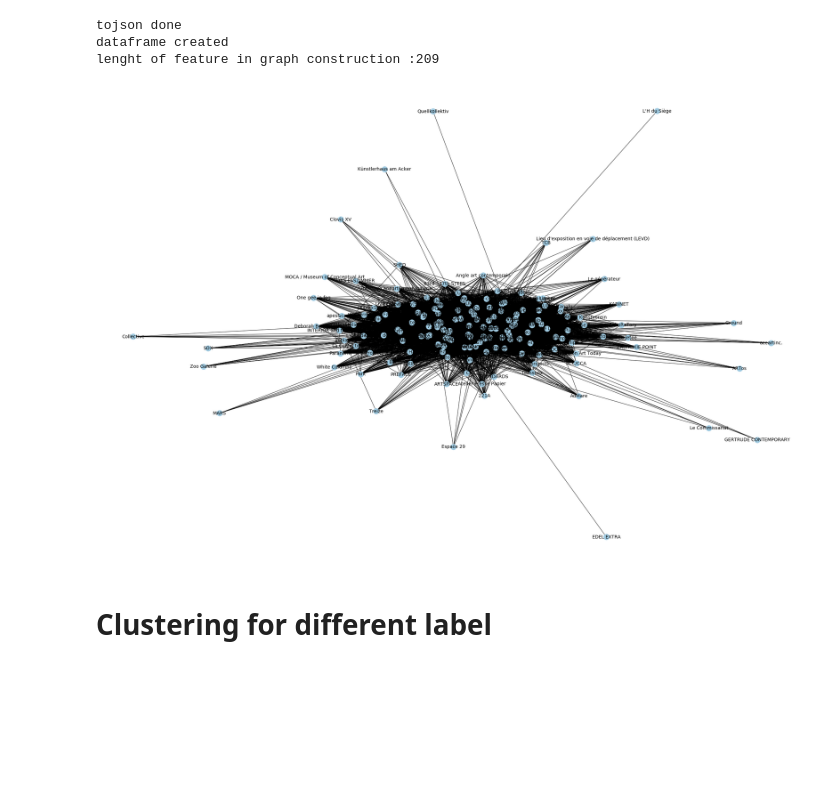
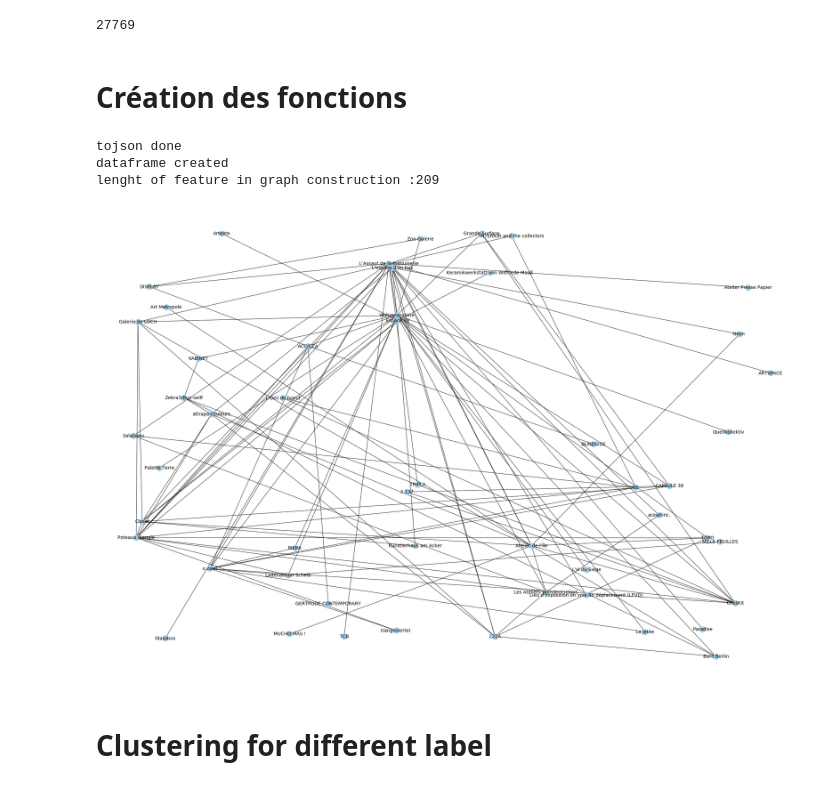
Before and after one commit to laab-orga/artist_run_spaces_marathon, a Jupyter notebook: Sandbox/Graph_implementation.ipynb, the cells around one changed output. Cells and saved outputs as stored; diff of their text form; code cells hidden in the pictures; blank space fills up the shorter version.

```diff
--- a/Sandbox/Graph_implementation.ipynb
+++ b/Sandbox/Graph_implementation.ipynb
@@ -58,0 +102,6 @@ def check_it(Dict,trad,ID_list,discri):
+# %%
+len(test)
+# %% [output]
+27769
+# %% [markdown]
+# Création des fonctions
@@ -89,15 +147,16 @@ def Create_network(trad,ID_list,discri,max_df,max_features=len(trad),
         G.add_edge(Network.iloc[i].A,Network.iloc[i].B, weight=int(Network.iloc[i].WEIGHTS)/5)
     return G , X , vectorizer, Network
 # %%
-G, X, vectorizer, Network=Create_network(trad,ID_list,discri,
-                                         max_df=0.4,max_features=len(trad))
+G, X, vectorizer, Network=Create_network(trad,ID_list,discri,max_features=len(trad))
 plt.rcParams['figure.figsize']=(30,20)
-nx.draw(G ,
-        node_color='#A0CBE2',
-        width=1, edge_cmap=plt.cm.Blues,
-        font_size=14, with_labels=True)
 # %% [output]
 tojson done
 dataframe created
 lenght of feature in graph construction :209
-[figure, removed]
+# %%
+nx.draw_random(G ,
+        node_color='#A0CBE2',
+        width=1, edge_cmap=plt.cm.Blues,
+        font_size=14, with_labels=True)
+# %% [output]
+[figure, added]
```
Also changed, not shown: parts of 68 cells of this notebook.
